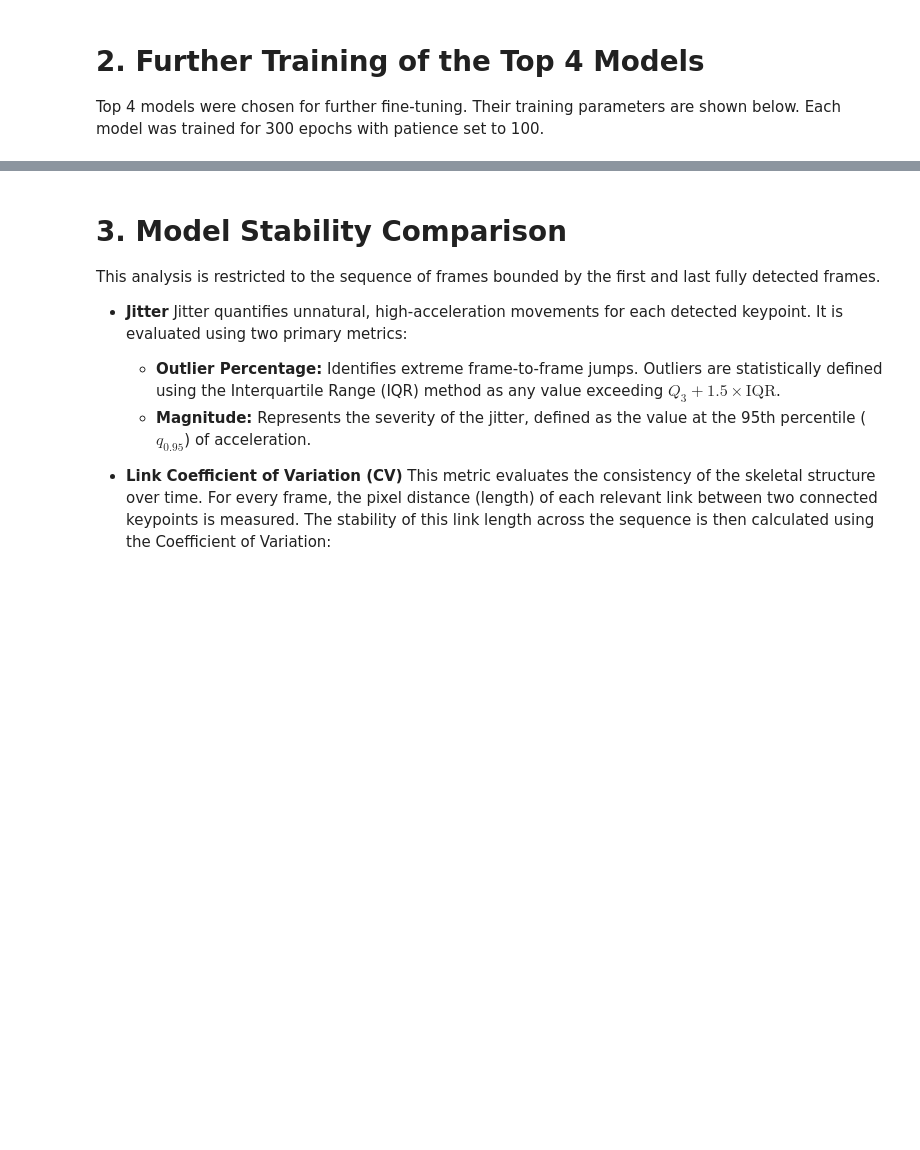
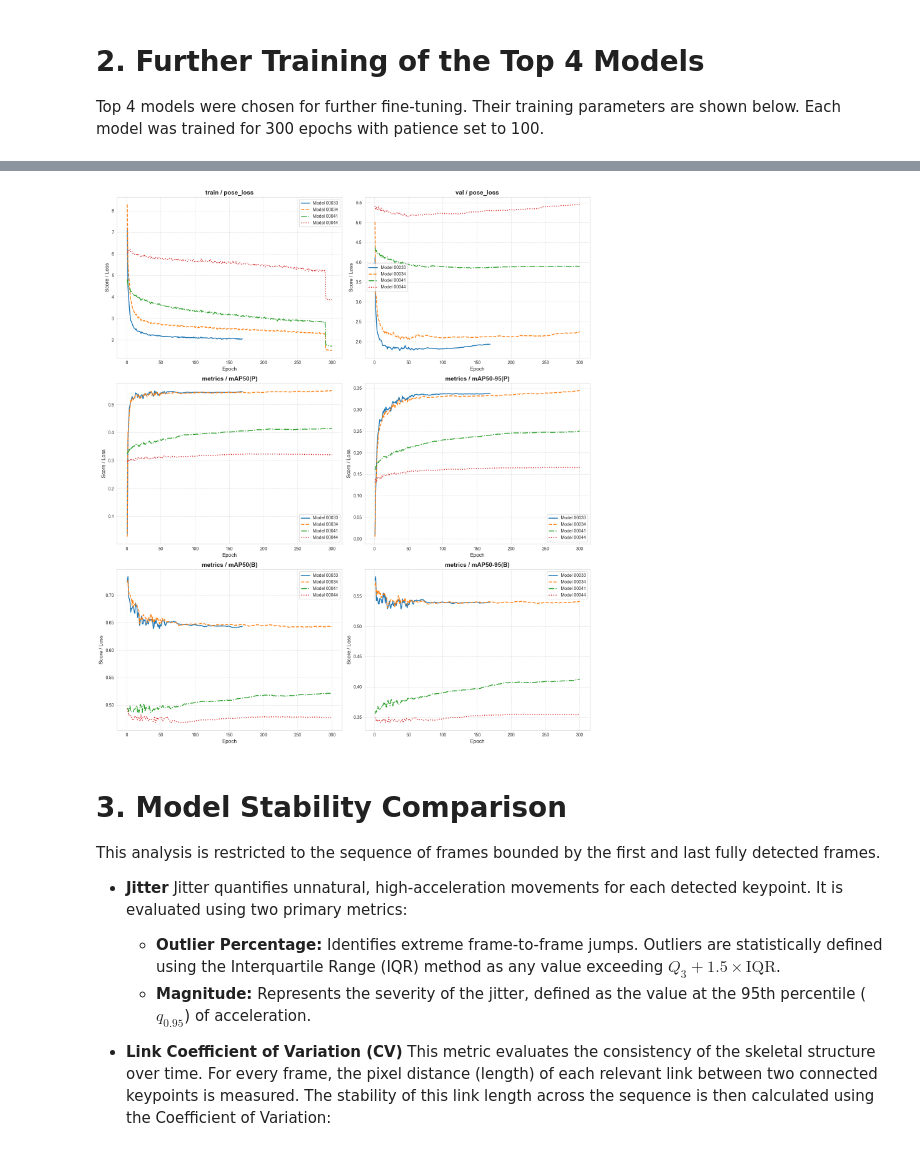
Before and after one commit to mlubneuskaya/running, a Jupyter notebook: notebooks/ray_tune_model_comparison.ipynb, the cells around one changed output, grey strips where cells are left out. Cells and saved outputs as stored; diff of their text form; code cells hidden in the pictures; blank space fills up the shorter version.

```diff
--- a/notebooks/ray_tune_model_comparison.ipynb
+++ b/notebooks/ray_tune_model_comparison.ipynb
@@ -108,39 +158,62 @@ top_sets[["trial_id", *[f'config/{parameter}' for parameter in parameters]]]
-# %%
-results = {
-    '00033': pd.read_csv('../data/models/yolo/tuned/yolo26l_full_d725f_000332/results.csv'),
-    '00034': pd.read_csv('../data/models/yolo/tuned/yolo26l_full_d725f_000342/results.csv'),
-    '00041': pd.read_csv('../data/models/yolo/tuned/yolo26l_tune_d725f_000412/results.csv'),
-    '00044': pd.read_csv('../data/models/yolo/tuned/yolo26l_tune_d725f_000442/results.csv'),
-}
 # %%
 import matplotlib.pyplot as plt
 
 metrics_to_plot = [
-    'train/pose_loss',
-    'val/pose_loss',
-    'metrics/mAP50(P)',
-    'metrics/mAP50-95(P)',
-    'metrics/mAP50(B)',
-    'metrics/mAP50-95(B)'
+    "train/pose_loss",
+    "val/pose_loss",
+    "metrics/mAP50(P)",
+    "metrics/mAP50-95(P)",
+    "metrics/mAP50(B)",
+    "metrics/mAP50-95(B)",
 ]
 
+# Define a list of line styles to cycle through
+line_styles = ['-', '--', '-.', ':', (0, (3, 5, 1, 5)), (0, (3, 1, 1, 1))]
+
+# 1. First, create the 3x2 grid as originally requested
 fig, axes = plt.subplots(3, 2, figsize=(16, 18))
 axes_flat = axes.flatten()
 
 for i, metric in enumerate(metrics_to_plot):
     ax = axes_flat[i]
 
-    for model_id, df in results.items():
+    # Reset line style cycle for each subplot so Model A is always 'solid', etc.
+    for j, (model_id, df) in enumerate(results.items()):
         df.columns = df.columns.str.strip()
+        x_axis = df["epoch"] if "epoch" in df.columns else df.index
 
-        x_axis = df['epoch'] if 'epoch' in df.columns else df.index
-        ax.plot(x_axis, df[metric], label=f"Model {model_id}", linewidth=2)
+        # Apply unique line style based on index
+        style = line_styles[j % len(line_styles)]
+        ax.plot(x_axis, df[metric], label=f"Model {model_id}", linewidth=2, linestyle=style)
 
-    ax.set_title(metric.replace('/', ' / '), fontsize=14, fontweight='bold')
-    ax.set_xlabel('Epoch', fontsize=12)
-    ax.set_ylabel('Score / Loss', fontsize=12)
-    ax.legend(loc='best')
-    ax.grid(True, linestyle='--', alpha=0.7)
+    ax.set_title(metric.replace("/", " / "), fontsize=14, fontweight="bold")
+    ax.set_xlabel("Epoch", fontsize=12)
+    ax.set_ylabel("Score / Loss", fontsize=12)
+    ax.legend(loc="best")
+    ax.grid(True, linestyle="--", alpha=0.7)
 
 plt.tight_layout()
 plt.show()
+
+# 2. Save all 6 figures as separate PNG files
+for metric in metrics_to_plot:
+    plt.figure(figsize=(10, 6))
+
+    for j, (model_id, df) in enumerate(results.items()):
+        df.columns = df.columns.str.strip()
+        x_axis = df["epoch"] if "epoch" in df.columns else df.index
+        style = line_styles[j % len(line_styles)]
+
+        plt.plot(x_axis, df[metric], label=f"Model {model_id}", linewidth=2, linestyle=style)
+
+    clean_name = metric.replace("/", "_").replace("(", "").replace(")", "")
+    #plt.title(metric.replace("/", " / "), fontsize=14, fontweight="bold")
+    plt.xlabel("Epoch")
+    plt.ylabel("Value")
+    plt.legend(loc="best")
+    plt.grid(True, linestyle="--", alpha=0.7)
+
+    plt.savefig(f"../data/output/plots/learning/{clean_name}.png", dpi=300)
+    plt.close() # Close to free up memory
+# %% [output]
+[figure, added]
```
Also changed, not shown: parts of 12 cells of this notebook, 5 other files.
